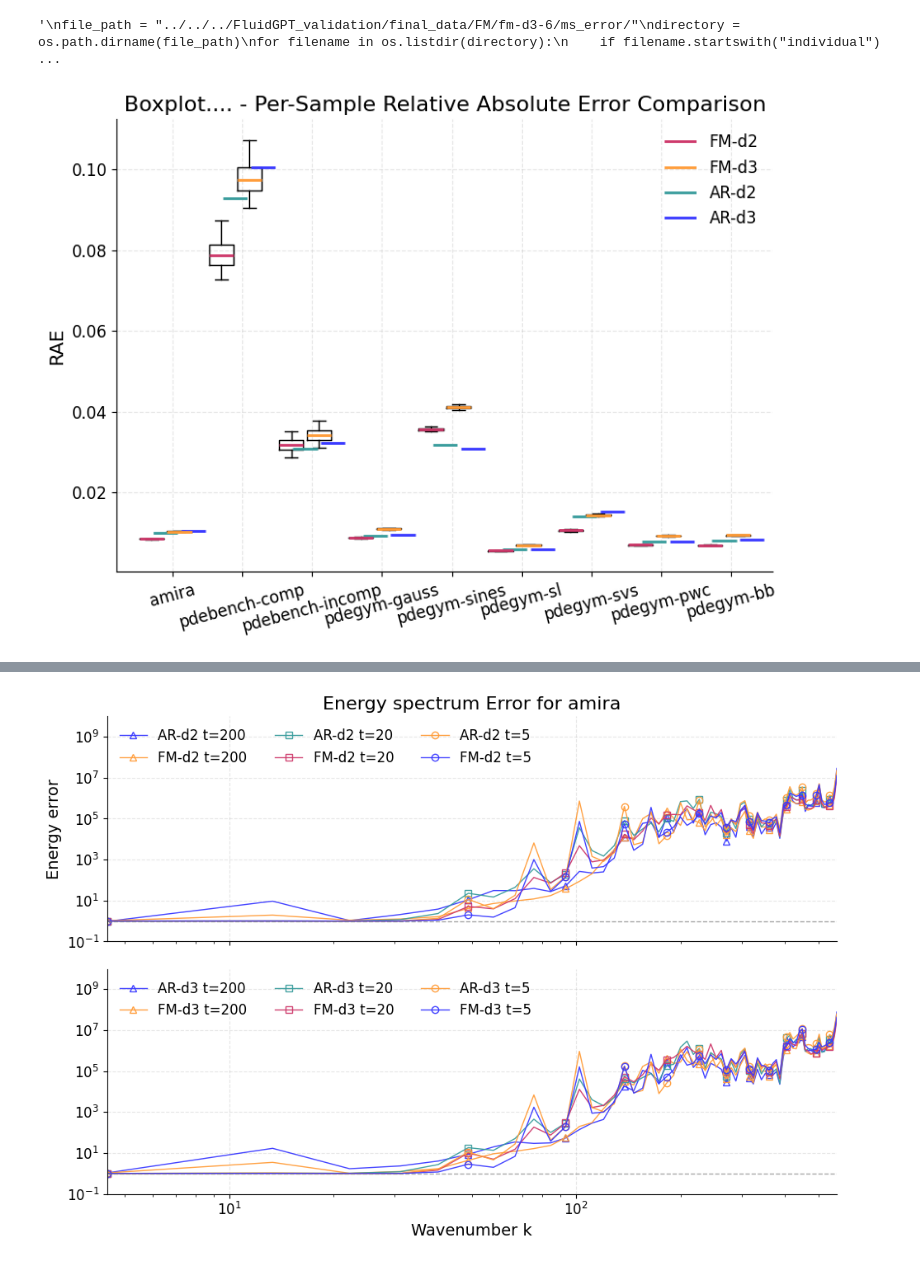
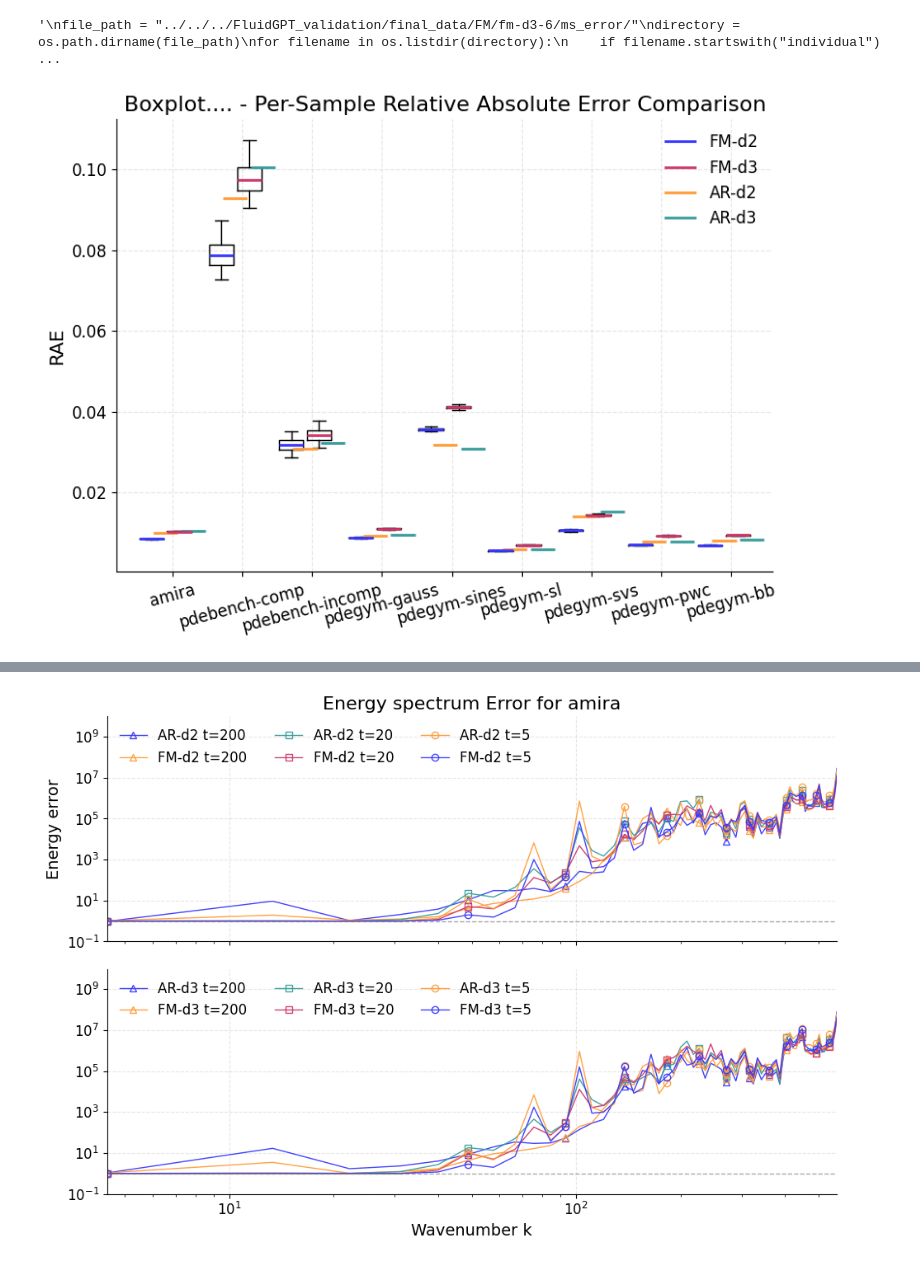
Before and after one commit to tpharmsen/FluidGPT, a Jupyter notebook: src/scripts/graphGeneration.ipynb, the cells around one changed output, grey strips where cells are left out. Cells and saved outputs as stored; diff of their text form; code cells hidden in the pictures.

```diff
--- a/src/scripts/graphGeneration.ipynb
+++ b/src/scripts/graphGeneration.ipynb
@@ -134,38 +134,39 @@ for i, item in enumerate(list_avg_ar):
         y=y_ref,
         xmin=x_center - box_width / 2 - 0.5 * offset,
         xmax=x_center + box_width / 2 - 0.5 * offset,
         linewidth=2,
-        color=colors[1],
+        color=colors[0],
         label="AR-d2" if i == 0 else None
     )
 for i, item in enumerate(list_avg_ar2):
     x_center = i + 1
     y_ref = item
     ax.hlines(
         y=y_ref,
         xmin=x_center - box_width / 2 + 1.5 * offset,
         xmax=x_center + box_width / 2 + 1.5 * offset,
         linewidth=2,
-        color=colors[2],
+        color=colors[1],
         label="AR-d3" if i == 0 else None
     )
 for median in bp["medians"]:
+    median.set(color=colors[2], linewidth=2)
+for median in bp2["medians"]:
     median.set(color=colors[3], linewidth=2)
-for median in bp2["medians"]:
-    median.set(color=colors[0], linewidth=2)
 # put the datasetname at the x-axis
 ax.set_xticks(np.arange(1, len(datasets_all) + 1))
 ax.set_xticklabels(datasets_all, rotation=15)
 ax.set_ylabel(f"{error_type.upper()}")
 ax.set_title(f"Boxplot.... - {error_type_str[error_type]} Comparison")
+#ax.set_ylim(0, 0.11)
 ax.legend()
 plt.tight_layout()
 
 plt.savefig(f"../../report/figs/results/ssbox_{error_type}.png", dpi=300)
 plt.savefig(f"../../../FluidGPT_validation/ssbox_{error_type}.png", dpi=300)
 plt.show()
 # %% [output]
-[figure, old version]
+[figure, new version]
 # %%
 base_path_ar = "../../../FluidGPT_validation/final_data/MTT/ar-d2-9-last/ms_error/"
 base_path_ar2 = "../../../FluidGPT_validation/final_data/MTT/ar-d3-6-last/ms_error/"
```
Also changed, not shown: parts of 2 cells of this notebook, 10 other files.
